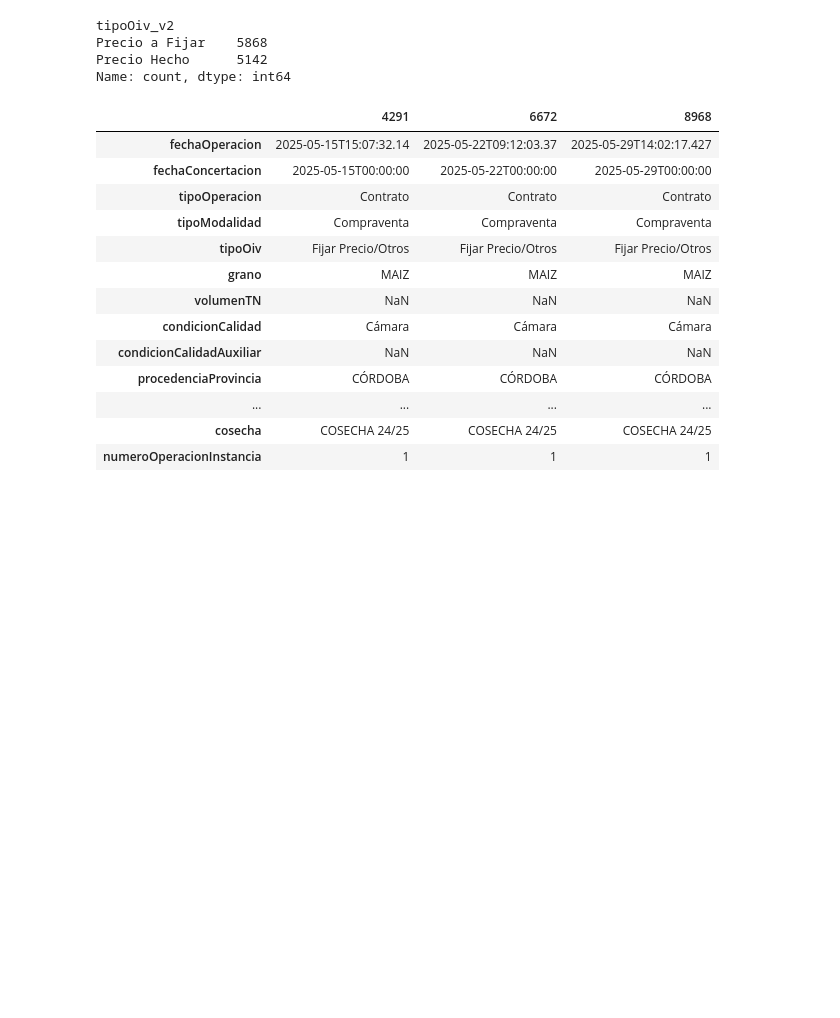
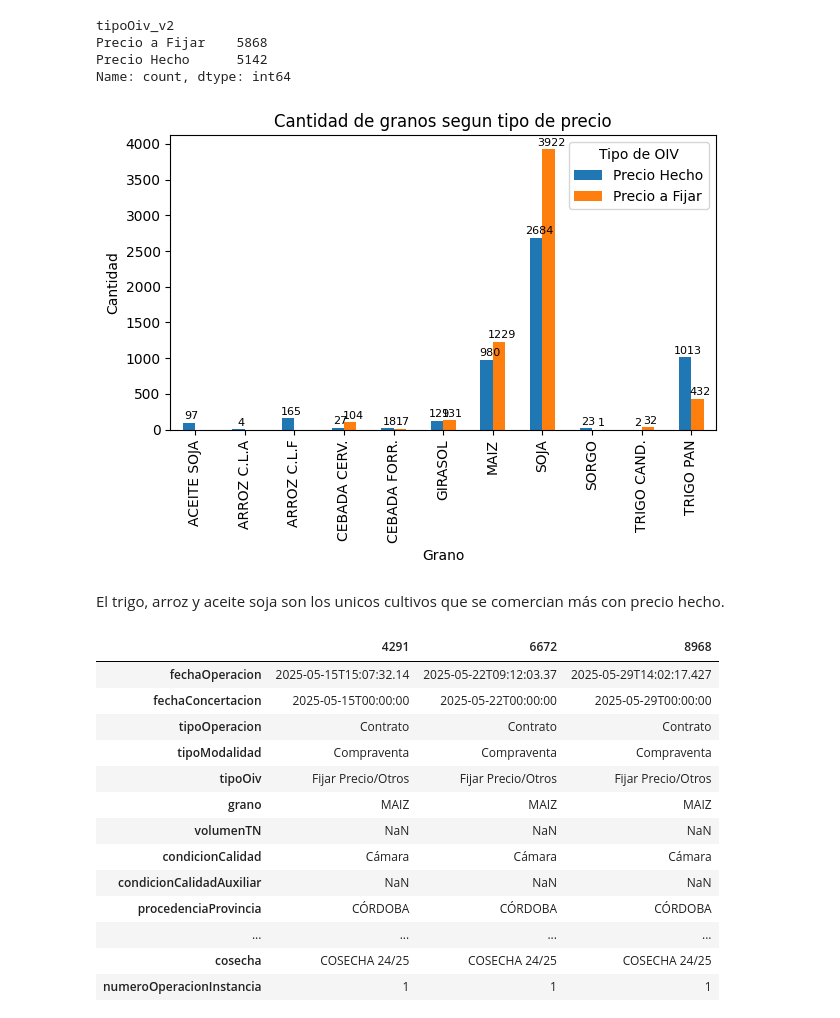
Before and after one commit to plijtmaer/web-mining-sio-granos, a Jupyter notebook: notebooks/3.2- EDA.ipynb, the cells around one changed output. Cells and saved outputs as stored; diff of their text form; code cells hidden in the pictures; blank space fills up the shorter version.

```diff
--- a/notebooks/3.2- EDA.ipynb
+++ b/notebooks/3.2- EDA.ipynb
@@ -92,4 +100,26 @@ tipoOiv_v2
 Precio a Fijar    5868
 Precio Hecho      5142
 Name: count, dtype: int64
+# %%
+# grafico de barras de la cantidad de granos segun tipoOiv_v2
+ax = df.groupby(['grano', 'tipoOiv_v2']).size().unstack().plot(kind='bar', stacked=False)
+plt.title('Cantidad de granos segun tipo de precio')
+plt.xlabel('Grano')
+plt.ylabel('Cantidad')
+plt.legend(title='Tipo de OIV')
+
+# agregar etiquetas con los valores encima de cada barra
+for p in ax.patches:
+    h = p.get_height()
+    if not np.isnan(h) and h != 0:
+        ax.annotate(f'{int(h)}', (p.get_x() + p.get_width() / 2, h),
+                    xytext=(0, 3), textcoords='offset points',
+                    ha='center', va='bottom', fontsize=8)
+
+plt.tight_layout()
+plt.show()
+# %% [output]
+[figure, added]
+# %% [markdown]
+El trigo, arroz y aceite soja son los unicos cultivos que se comercian más con precio hecho.
 # %%
```
Also changed, not shown: parts of 6 cells of this notebook.
